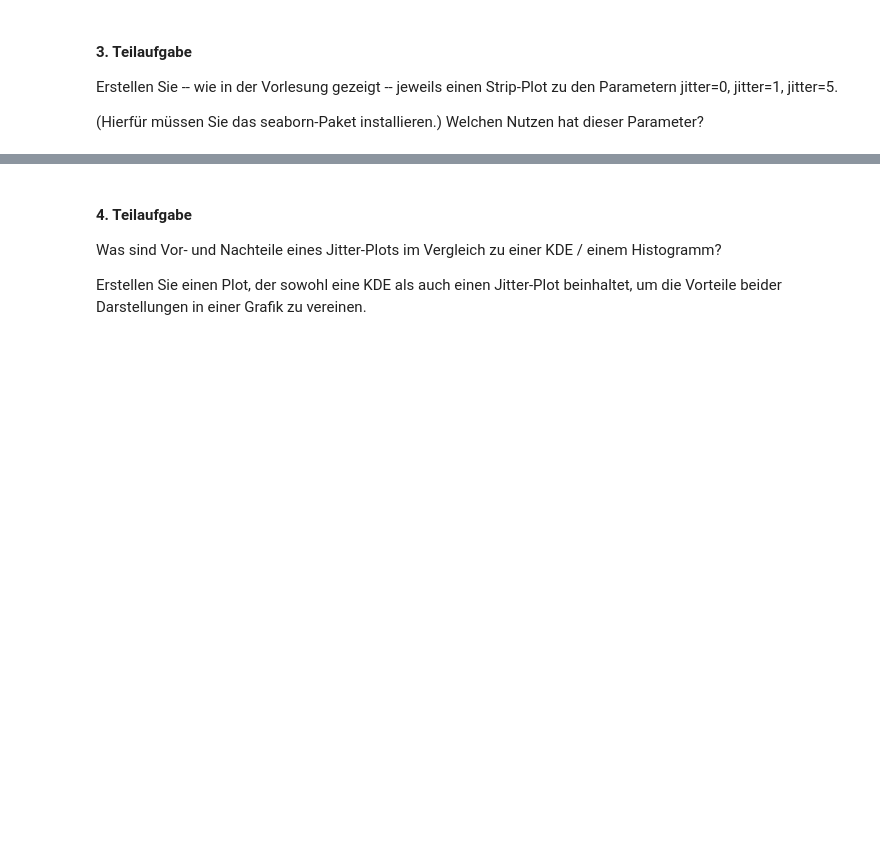
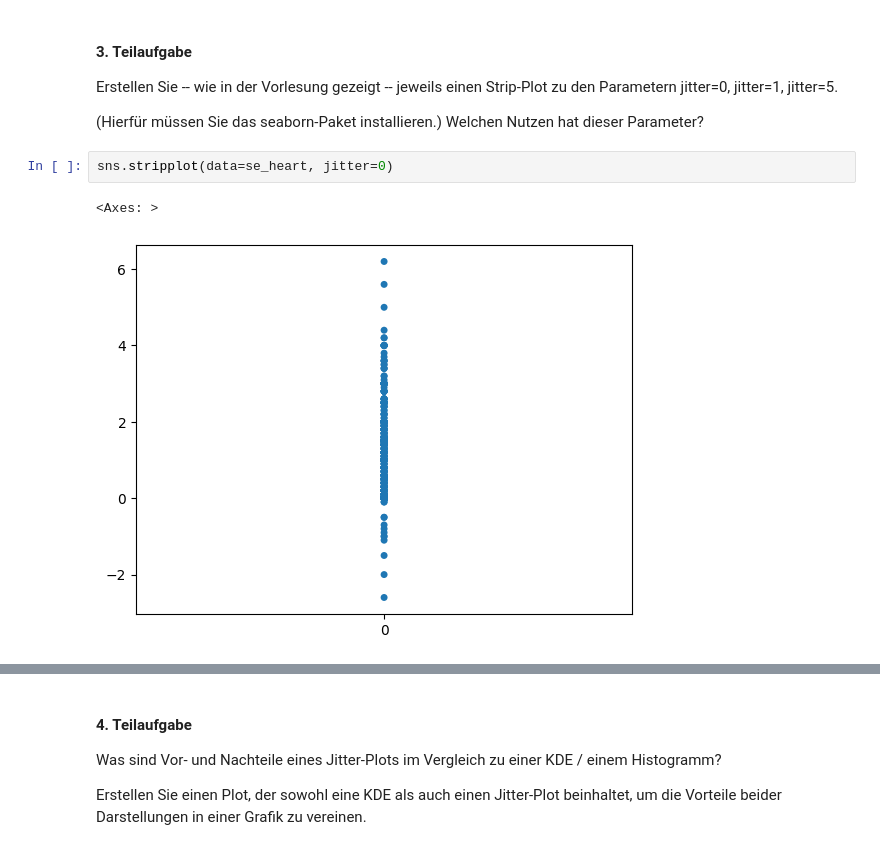
Before and after one commit to MartinElsaesser/data-science, a Jupyter notebook: exercises/exercise2/exercise2.ipynb, the cells around one changed output, grey strips where cells are left out. Saved outputs shown, nothing was run; the diff lists cells and outputs as text; blank space fills up the shorter version.

```diff
--- a/exercises/exercise2/exercise2.ipynb
+++ b/exercises/exercise2/exercise2.ipynb
@@ -13,3 +48,8 @@ Was sind die Vor- und Nachteile davon, diesen Parameter zu erhöhen?
 Erstellen Sie -- wie in der Vorlesung gezeigt -- jeweils einen Strip-Plot zu den Parametern jitter=0, jitter=1, jitter=5.
 
 (Hierfür müssen Sie das seaborn-Paket installieren.) Welchen Nutzen hat dieser Parameter?
+# %%
+sns.stripplot(data=se_heart, jitter=0)
+# %% [output]
+<Axes: >
+[figure, added]
```
Also changed, not shown: parts of 9 cells of this notebook.
